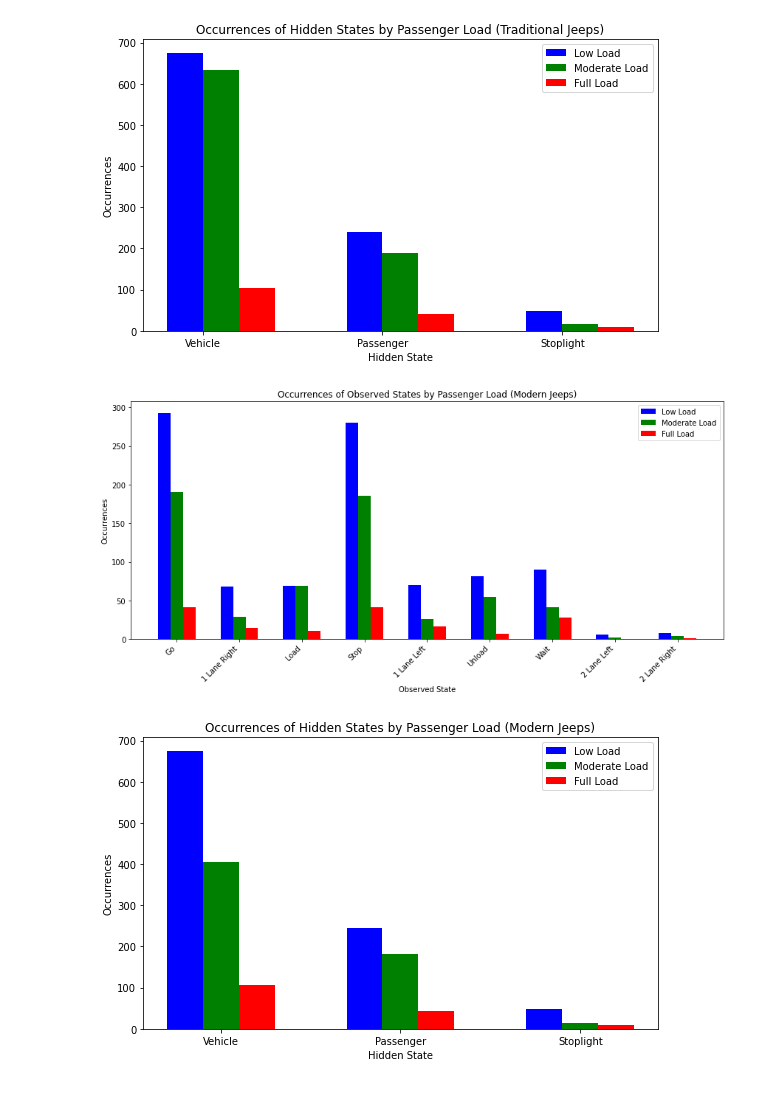
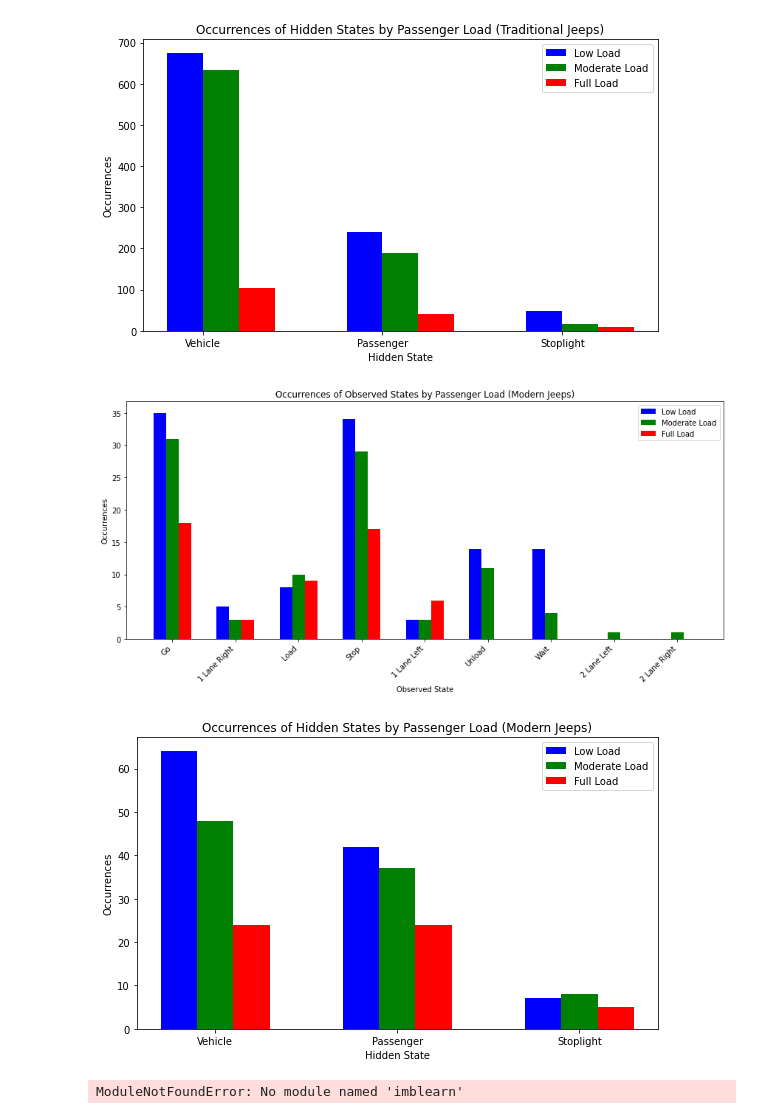
Before and after one commit to AureliusLim/Modeling-CO2-emissions, a Jupyter notebook: visualizeStates.ipynb, the cells around one changed output. Drawn from its saved outputs; the diff is of its cells as text; code cells hidden in the pictures.

Commit message:
face validation p1
-still no jeepneys

```diff
--- a/visualizeStates.ipynb
+++ b/visualizeStates.ipynb
@@ -67,14 +67,14 @@ import matplotlib.pyplot as plt
 import numpy as np
 
 # Data for observed and hidden states
-observed_states_low = [293, 68, 69, 280, 70, 81, 90, 6, 8]
-hidden_states_low = [674, 244, 47]
+observed_states_low = [35, 5, 8, 34, 3, 14, 14, 0, 0]
+hidden_states_low = [64, 42, 7]
 
-observed_states_moderate = [190, 29, 69, 186, 26, 55, 41, 2, 4]
-hidden_states_moderate = [406, 182, 14]
+observed_states_moderate = [31, 3, 10, 29, 3, 11, 4, 1, 1]
+hidden_states_moderate = [48, 37, 8]
 
-observed_states_full = [41, 14, 11, 41, 16, 7, 28, 0, 1]
-hidden_states_full = [107, 43, 9]
+observed_states_full = [18, 3, 9, 17, 6, 0, 0, 0, 0]
+hidden_states_full = [24, 24, 5]
 
 # Labels for the observed and hidden states
 observed_labels = ['Go', '1 Lane Right', 'Load', 'Stop', '1 Lane Left', 'Unload', 'Wait', '2 Lane Left', '2 Lane Right']
@@ -92,35 +92,35 @@ plt.bar(index, observed_states_low, bar_width, label='Low Load', color='b')
 plt.bar(index + bar_width, observed_states_moderate, bar_width, label='Moderate Load', color='g')
 plt.bar(index + 2 * bar_width, observed_states_full, bar_width, label='Full Load', color='r')
 
 plt.title('Occurrences of Observed States by Passenger Load (Modern Jeeps)')
 plt.xlabel('Observed State')
 plt.ylabel('Occurrences')
 plt.xticks(index + bar_width, observed_labels, rotation=45, ha='right')
 plt.legend()
 plt.tight_layout()
 plt.show()
 
 # Set width for bars (for hidden states)
 index_hidden = np.arange(len(hidden_labels))
 
 # Plotting combined hidden states
 plt.figure(figsize=(8, 5))
 
 # Plotting hidden states side by side
 plt.bar(index_hidden, hidden_states_low, bar_width, label='Low Load', color='b')
 plt.bar(index_hidden + bar_width, hidden_states_moderate, bar_width, label='Moderate Load', color='g')
 plt.bar(index_hidden + 2 * bar_width, hidden_states_full, bar_width, label='Full Load', color='r')
 
 plt.title('Occurrences of Hidden States by Passenger Load (Modern Jeeps)')
 plt.xlabel('Hidden State')
 plt.ylabel('Occurrences')
 plt.xticks(index_hidden + bar_width, hidden_labels)
 plt.legend()
 plt.tight_layout()
 plt.show()
 # %% [output]
-[figure, old version]
+[figure, new version]
-[figure, old version]
+[figure, new version]
 # %%
 import pandas as pd
 import glob
@@ -149,7 +149,7 @@ def print_state_occurrences_by_load(sequences):
         # Print hidden state occurrences
         print(f"Occurrences of hidden states for Passenger Load '{load_name}':")
         print(pd.Series(hidden_states).value_counts().sort_index())
-csv_files_path = 'hmmdata/*.csv'
+csv_files_path = 'validation/actual/modern/*.csv'
 
 # Get a list of all CSV files in the directory
 csv_files = glob.glob(csv_files_path)
@@ -170,3 +170,32 @@ observed_state_map = {'Go': 0, '1 Lane Right': 1, 'Load': 2, 'Stop': 3, '1 Lane
 
 combined_df['Hidden State'] = combined_df['Hidden State'].map(hidden_state_map)
 combined_df['Observed State'] = combined_df['Observed State'].map(observed_state_map)
+
+sequences = []
+start_idx = 0
+
+for i in range(1, len(combined_df)):
+    if combined_df.loc[i, 'Passenger Load'] < combined_df.loc[i-1, 'Passenger Load']:
+        sequences.append((combined_df.loc[start_idx:i, ['Observed State', 'Passenger Load']].values,
+                          combined_df.loc[start_idx:i, 'Hidden State'].values))
+        start_idx = i
+
+sequences.append((combined_df.loc[start_idx:, ['Observed State', 'Passenger Load']].values,
+                  combined_df.loc[start_idx:, 'Hidden State'].values))
+
+# Flatten sequences for HMM input
+def flatten_sequences(sequences):
+    return [item for sublist in sequences for item in sublist]
+
+# Debug: Print the distribution of observed and hidden states in sequences
+observed_states_flat = flatten_sequences([seq[0][:, 0] for seq in sequences])
+hidden_states_flat = flatten_sequences([seq[1] for seq in sequences])
+
+print("\nDistribution of observed states in sequences:")
+print(pd.Series(observed_states_flat).value_counts().sort_index())
+
+print("\nDistribution of hidden states in sequences:")
+print(pd.Series(hidden_states_flat).value_counts().sort_index())
+print_state_occurrences_by_load(sequences)
+# %% [output]
+ModuleNotFoundError: No module named 'imblearn'
```
Also changed, not shown: 33 other files.
